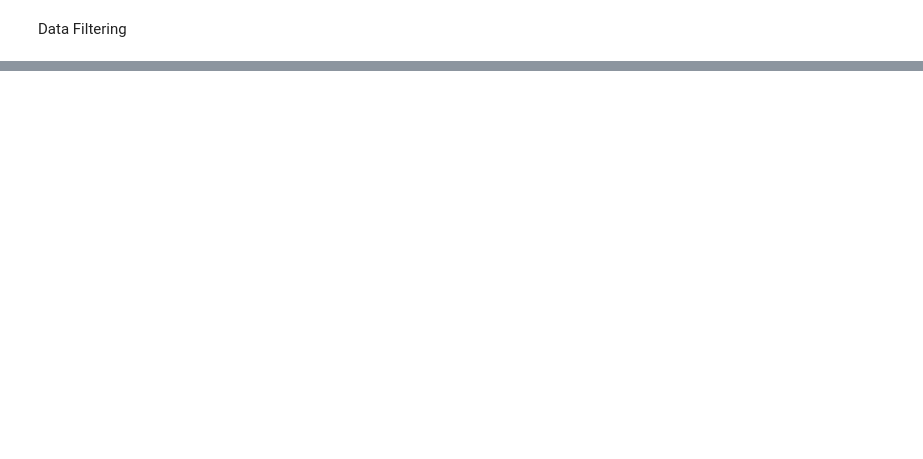
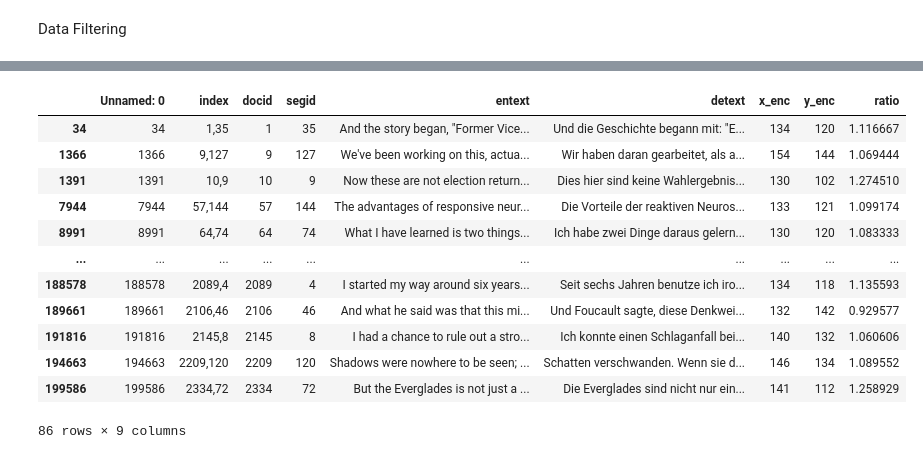
Before and after one commit to maminsed/Attention-is-All-You-Need, a Jupyter notebook: evaluation.ipynb, the cells around one changed output, grey strips where cells are left out. Drawn from its saved outputs; the diff is of its cells as text; code cells hidden in the pictures; blank space fills up the shorter version.

Commit message:
feat: trained a new tokenizer on it.

```diff
--- a/evaluation.ipynb
+++ b/evaluation.ipynb
@@ -231,6 +213,6 @@ best model path found.
 # %%
 sp_bpe = sentencepiece.SentencePieceProcessor()
-sp_bpe.load("bpe.model")
+sp_bpe.load("iwslt17_bpe.model")
 sacreblue_metric = SacreBLEUScore(lowercase=True)
 blue_metric = BLEUScore()
 # %%
@@ -437,3 +365,33 @@ filtered_df.head()
 filtered_df.drop(columns=["Unnamed: 0","x_enc","y_enc","ratio"]).to_csv("train_filtered_df.csv")
 # %%
 mask.value_counts()
+# %%
+df = pd.read_csv("data/iwslt17/train_df.csv")
+# %%
+NUM_TOKENS=0
+def encode(item):
+        global NUM_TOKENS
+        ids = sp_bpe.encode_as_ids(item, add_bos=True,add_eos=True)
+        NUM_TOKENS+=len(ids)
+        return np.array(ids, dtype=np.int64)
+# train_df["detext"] = train_df["detext"].str.replace("<br","")
+# Remove anything between [...] and ♪ and long sentences.
+df['x_enc'] = [len(encode(item)) for item in df["entext"]]
+df['y_enc'] = [len(encode(item)) for item in df["detext"]]
+df["ratio"] = df["x_enc"] / df["y_enc"]
+# %%
+df[df["x_enc"] > 128]
+# %% [output]
+|  | Unnamed: 0 | index | docid | segid | entext | detext | x_enc | y_enc | ratio |
+| 34 | 34 | 1,35 | 1 | 35 | And the story began, "Former Vice... | Und die Geschichte begann mit: "E... | 134 | 120 | 1.116667 |
+| 1366 | 1366 | 9,127 | 9 | 127 | We've been working on this, actua... | Wir haben daran gearbeitet, als a... | 154 | 144 | 1.069444 |
+| 1391 | 1391 | 10,9 | 10 | 9 | Now these are not election return... | Dies hier sind keine Wahlergebnis... | 130 | 102 | 1.274510 |
+| 7944 | 7944 | 57,144 | 57 | 144 | The advantages of responsive neur... | Die Vorteile der reaktiven Neuros... | 133 | 121 | 1.099174 |
+| 8991 | 8991 | 64,74 | 64 | 74 | What I have learned is two things... | Ich habe zwei Dinge daraus gelern... | 130 | 120 | 1.083333 |
+| ... | ... | ... | ... | ... | ... | ... | ... | ... | ... |
+| 188578 | 188578 | 2089,4 | 2089 | 4 | I started my way around six years... | Seit sechs Jahren benutze ich iro... | 134 | 118 | 1.135593 |
+| 189661 | 189661 | 2106,46 | 2106 | 46 | And what he said was that this mi... | Und Foucault sagte, diese Denkwei... | 132 | 142 | 0.929577 |
+| 191816 | 191816 | 2145,8 | 2145 | 8 | I had a chance to rule out a stro... | Ich konnte einen Schlaganfall bei... | 140 | 132 | 1.060606 |
+| 194663 | 194663 | 2209,120 | 2209 | 120 | Shadows were nowhere to be seen; ... | Schatten verschwanden. Wenn sie d... | 146 | 134 | 1.089552 |
+| 199586 | 199586 | 2334,72 | 2334 | 72 | But the Everglades is not just a ... | Die Everglades sind nicht nur ein... | 141 | 112 | 1.258929 |
+86 rows × 9 columns
```
Also changed, not shown: parts of 13 cells of this notebook, 3 other files.
